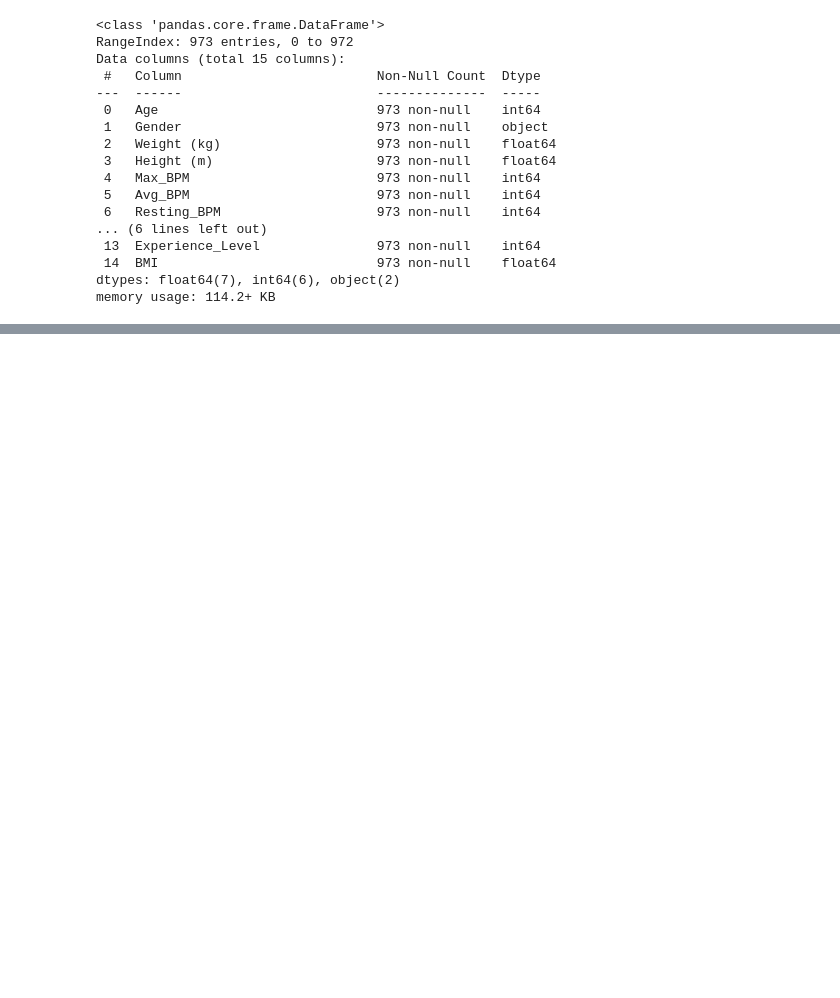
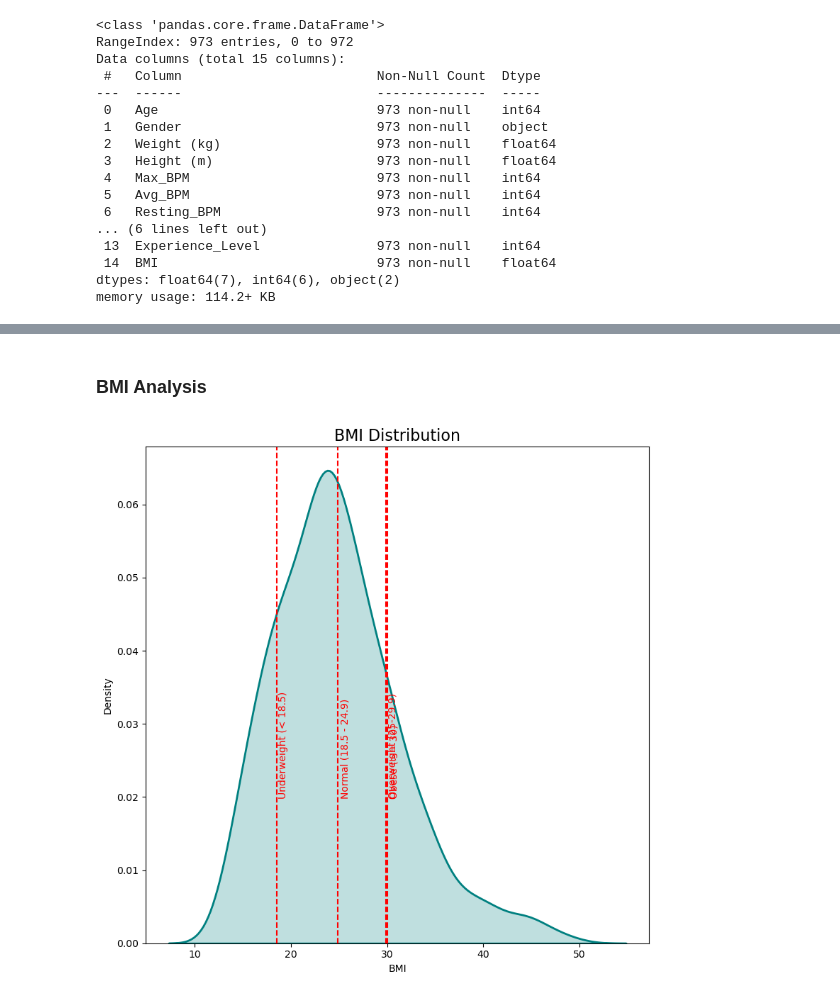
Before and after one commit to HilthonTT/gym-members-exercise, a Jupyter notebook: src/main.ipynb, the cells around one changed output, grey strips where cells are left out. Saved outputs shown, nothing was run; the diff lists cells and outputs as text; code cells hidden in the pictures; blank space fills up the shorter version.

```diff
--- a/src/main.ipynb
+++ b/src/main.ipynb
@@ -94,0 +114,23 @@ memory usage: 114.2+ KB
+# %% [markdown]
+### BMI Analysis
+# %%
+plt.figure(figsize=(8, 8))
+plt.title('BMI Distribution', fontsize=16)
+
+sns.kdeplot(data=df, x='BMI', shade=True, color='teal', linewidth=2)
+
+bmi_categories = {
+    "Underweight (< 18.5)": 18.5,
+    "Normal (18.5 - 24.9)": 24.9,
+    "Overweight (25-29.9)": 29.9,
+    "Obese (>= 30)": 30,
+}
+
+for category, threshold in bmi_categories.items():
+    plt.axvline(x=threshold, linestyle='dashed', color='red')
+    plt.text(threshold + 0.2, 0.02, category, rotation=90, fontsize=10, color='red')
+
+plt.tight_layout()
+plt.show()
+# %% [output]
+[figure, added]
```
Also changed, not shown: parts of 7 cells of this notebook.
